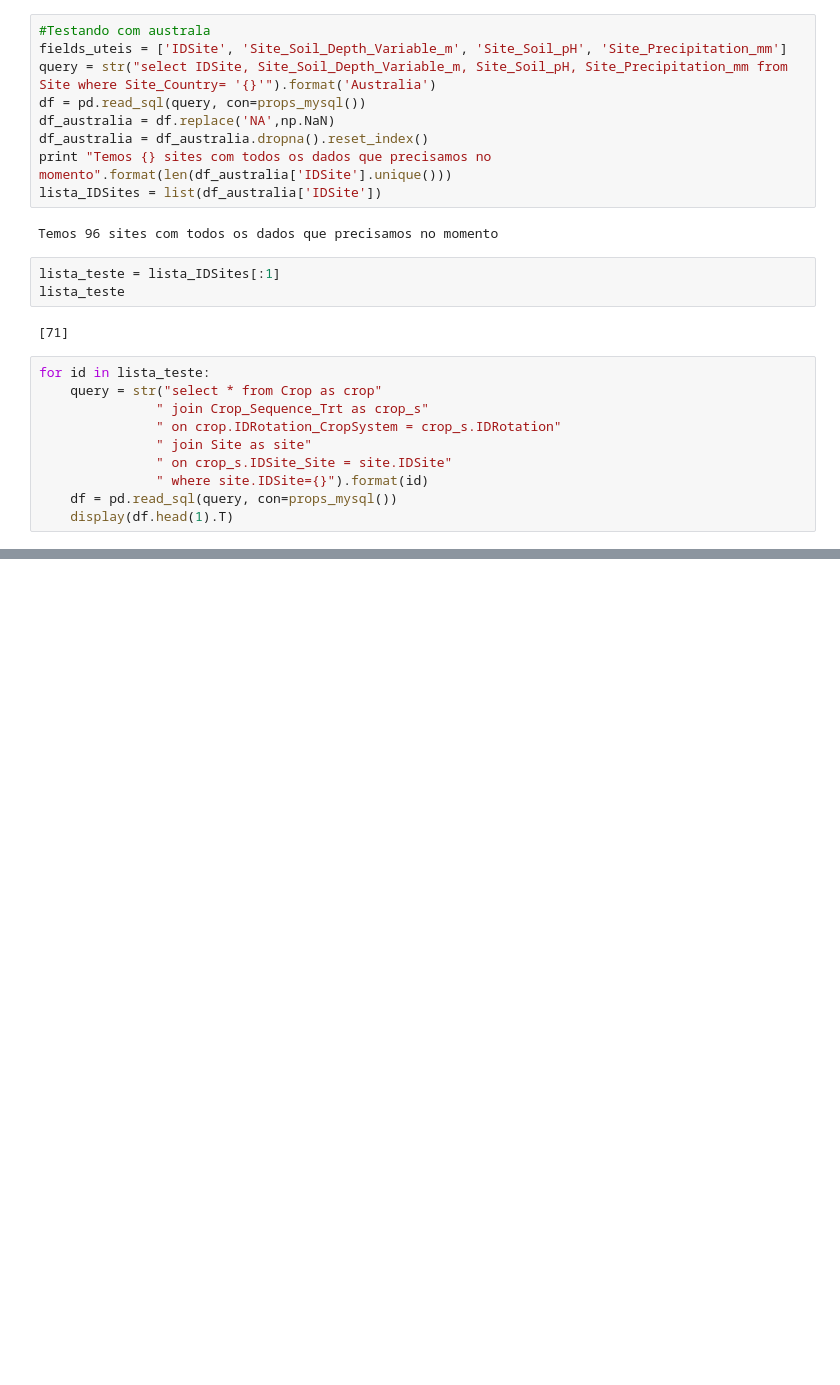
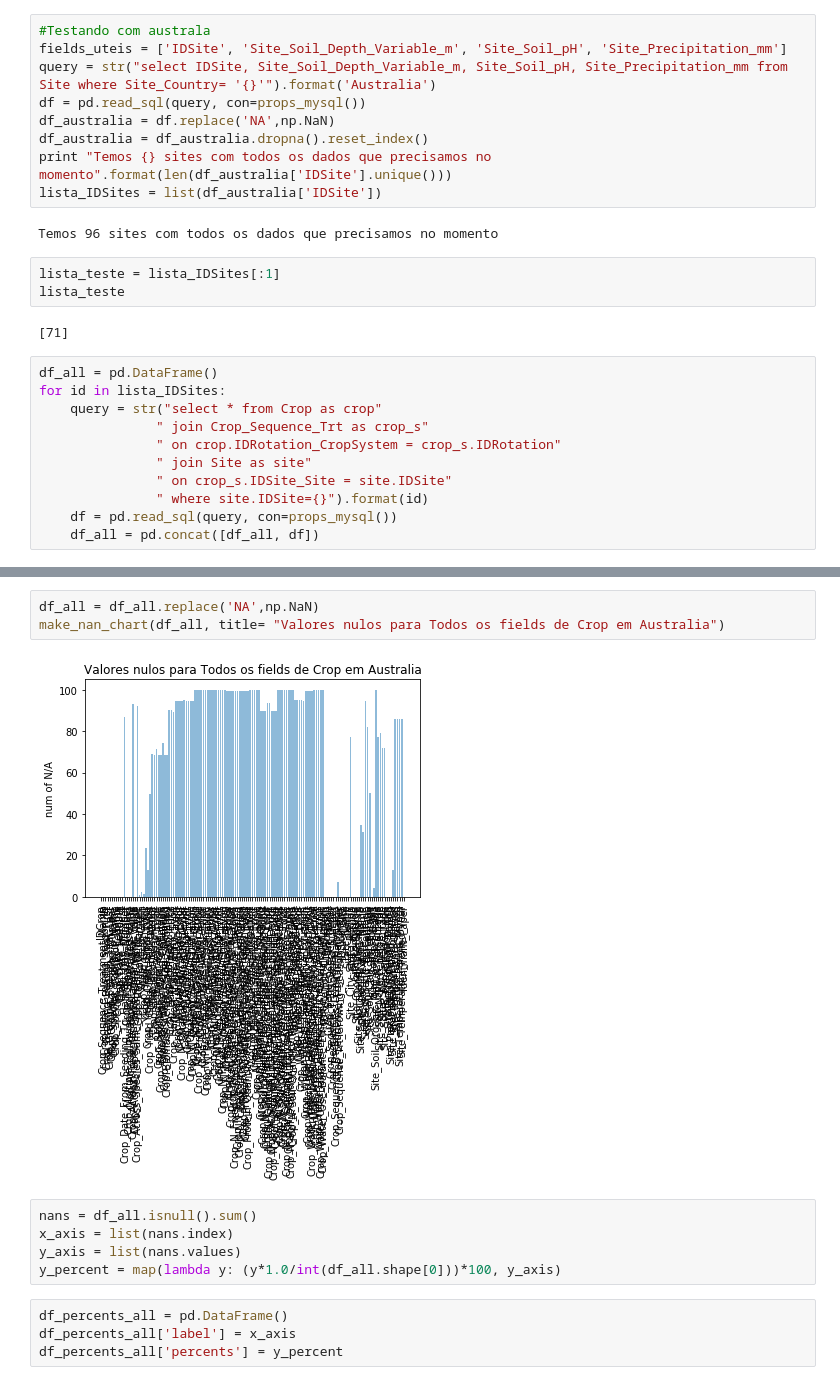
Before and after one commit to FernandoFavoretti/BMSIS-OMNICROP, a Jupyter notebook: notebooks/02.july/BMSIS 02.07.ipynb, the cells around one changed output, grey strips where cells are left out. Cells and saved outputs as stored; diff of their text form; blank space fills up the shorter version.

```diff
--- a/notebooks/02.july/BMSIS 02.07.ipynb
+++ b/notebooks/02.july/BMSIS 02.07.ipynb
@@ -82,7 +82,8 @@ lista_teste
 # %% [output]
 [71]
 # %%
-for id in lista_teste:
+df_all = pd.DataFrame()
+for id in lista_IDSites:
     query = str("select * from Crop as crop"
                " join Crop_Sequence_Trt as crop_s"
                " on crop.IDRotation_CropSystem = crop_s.IDRotation"
@@ -90,4 +91,4 @@ for id in lista_teste:
                " on crop_s.IDSite_Site = site.IDSite"
                " where site.IDSite={}").format(id)
     df = pd.read_sql(query, con=props_mysql())
-    display(df.head(1).T)
+    df_all = pd.concat([df_all, df])
@@ -203,0 +95,14 @@ for id in lista_teste:
+# %%
+df_all = df_all.replace('NA',np.NaN)
+make_nan_chart(df_all, title= "Valores nulos para Todos os fields de Crop em Australia")
+# %% [output]
+[figure, added]
+# %%
+nans = df_all.isnull().sum()
+x_axis = list(nans.index)
+y_axis = list(nans.values)
+y_percent = map(lambda y: (y*1.0/int(df_all.shape[0]))*100, y_axis)
+# %%
+df_percents_all = pd.DataFrame()
+df_percents_all['label'] = x_axis
+df_percents_all['percents'] = y_percent
```
Also changed, not shown: parts of 2 cells of this notebook.
